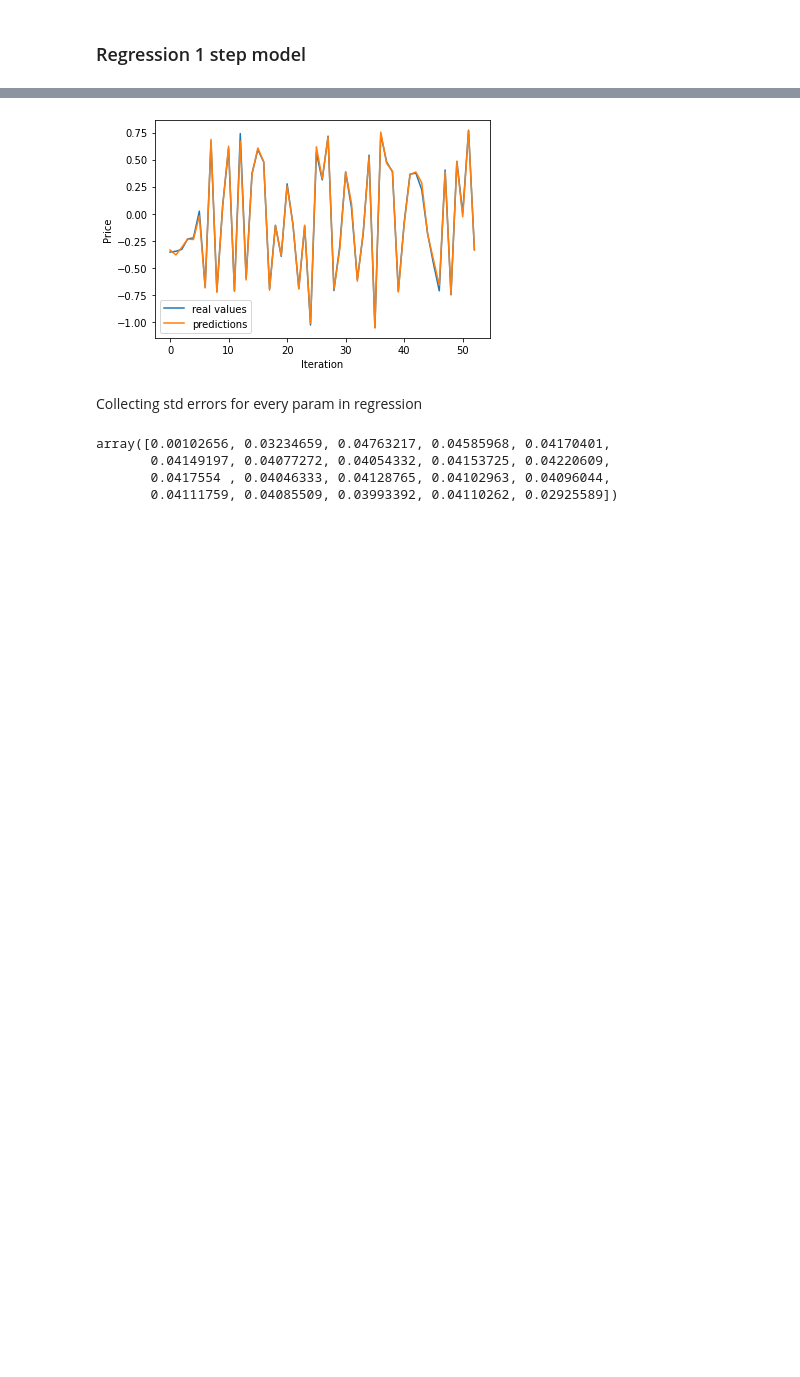
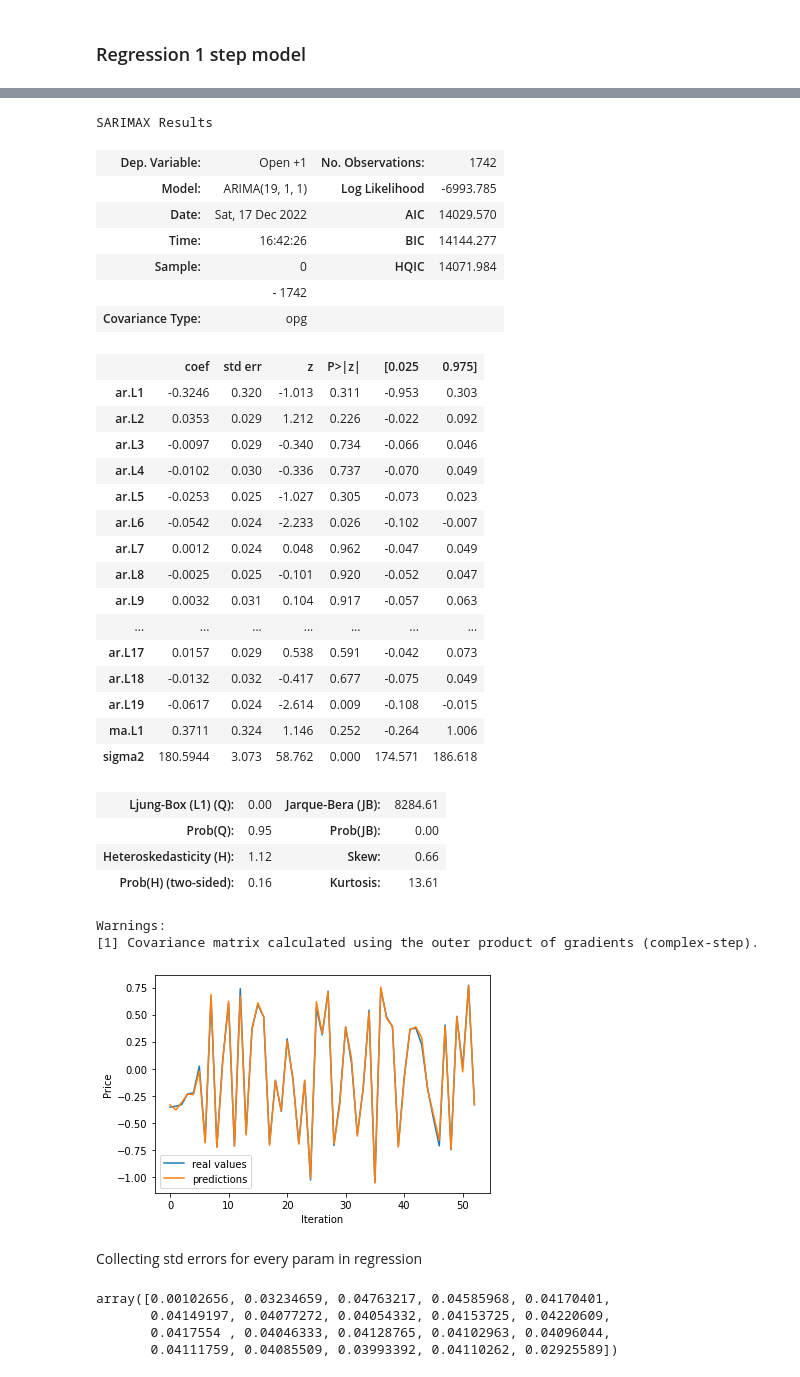
Before and after one commit to NickThe1/kbtu-data-visualization, a Jupyter notebook: probability-cone/python/reserch/market_analysis.ipynb, the cells around one changed output, grey strips where cells are left out. Cells and saved outputs as stored; diff of their text form; code cells hidden in the pictures; blank space fills up the shorter version.

```diff
--- a/probability-cone/python/reserch/market_analysis.ipynb
+++ b/probability-cone/python/reserch/market_analysis.ipynb
@@ -115,3 +208,41 @@ Notes:
+# %%
+from statsmodels.tsa.arima.model import ARIMA
+
+model= ARIMA(assets["googl"].iloc[:-20,7:8],order=(19,1,1))
+results = model_fit=model.fit()
+# %%
+results.summary()
+# %% [output]
+SARIMAX Results
+| Dep. Variable: | Open +1 | No. Observations: | 1742 |
+| Model: | ARIMA(19, 1, 1) | Log Likelihood | -6993.785 |
+| Date: | Sat, 17 Dec 2022 | AIC | 14029.570 |
+| Time: | 16:42:26 | BIC | 14144.277 |
+| Sample: | 0 | HQIC | 14071.984 |
+|  | - 1742 |  |  |
+| Covariance Type: | opg |  |  |
+|  | coef | std err | z | P>|z| | [0.025 | 0.975] |
+| ar.L1 | -0.3246 | 0.320 | -1.013 | 0.311 | -0.953 | 0.303 |
+| ar.L2 | 0.0353 | 0.029 | 1.212 | 0.226 | -0.022 | 0.092 |
+| ar.L3 | -0.0097 | 0.029 | -0.340 | 0.734 | -0.066 | 0.046 |
+| ar.L4 | -0.0102 | 0.030 | -0.336 | 0.737 | -0.070 | 0.049 |
+| ar.L5 | -0.0253 | 0.025 | -1.027 | 0.305 | -0.073 | 0.023 |
+| ar.L6 | -0.0542 | 0.024 | -2.233 | 0.026 | -0.102 | -0.007 |
+| ar.L7 | 0.0012 | 0.024 | 0.048 | 0.962 | -0.047 | 0.049 |
+| ar.L8 | -0.0025 | 0.025 | -0.101 | 0.920 | -0.052 | 0.047 |
+| ar.L9 | 0.0032 | 0.031 | 0.104 | 0.917 | -0.057 | 0.063 |
+| ... | ... | ... | ... | ... | ... | ... |
+| ar.L17 | 0.0157 | 0.029 | 0.538 | 0.591 | -0.042 | 0.073 |
+| ar.L18 | -0.0132 | 0.032 | -0.417 | 0.677 | -0.075 | 0.049 |
+| ar.L19 | -0.0617 | 0.024 | -2.614 | 0.009 | -0.108 | -0.015 |
+| ma.L1 | 0.3711 | 0.324 | 1.146 | 0.252 | -0.264 | 1.006 |
+| sigma2 | 180.5944 | 3.073 | 58.762 | 0.000 | 174.571 | 186.618 |
+| Ljung-Box (L1) (Q): | 0.00 | Jarque-Bera (JB): | 8284.61 |
+| Prob(Q): | 0.95 | Prob(JB): | 0.00 |
+| Heteroskedasticity (H): | 1.12 | Skew: | 0.66 |
+| Prob(H) (two-sided): | 0.16 | Kurtosis: | 13.61 |
+Warnings:
+[1] Covariance matrix calculated using the outer product of gradients (complex-step).
 # %%
 plt.plot(y_test[::10], label="real values")
 plt.plot(predictions[::10], label="predictions")
```
Also changed, not shown: parts of 14 cells of this notebook, 6 other files.
